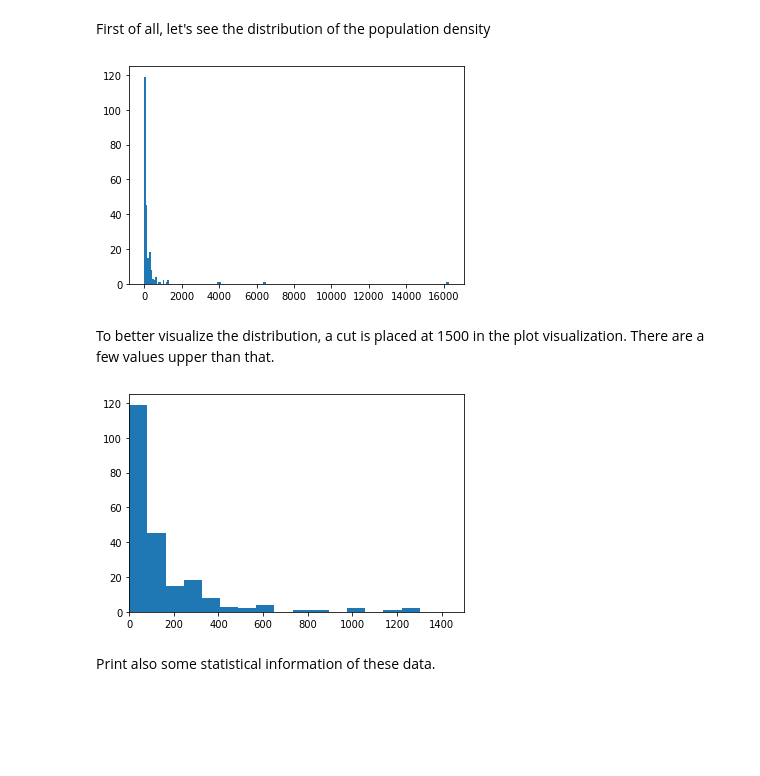
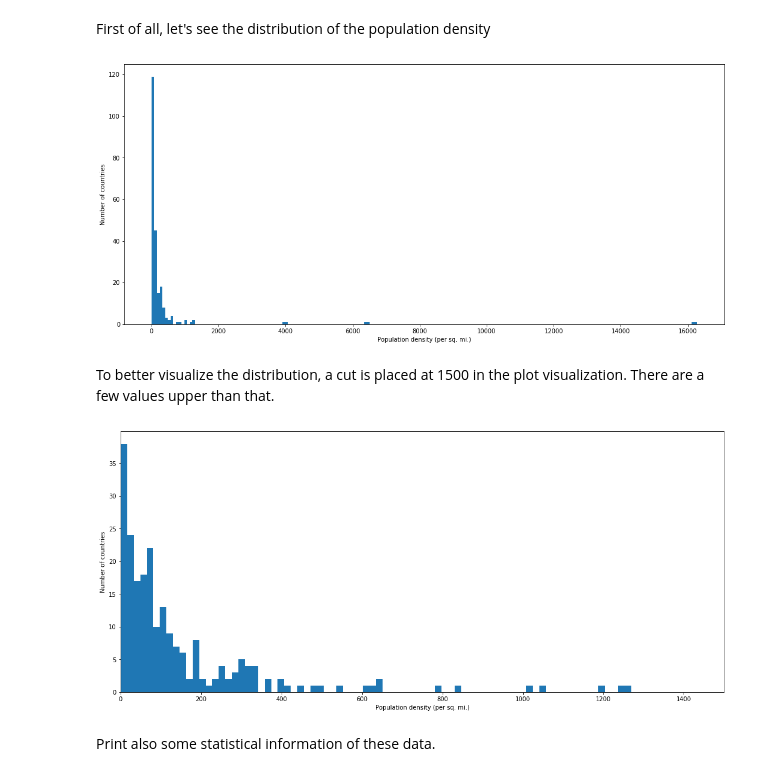
Before and after one commit to Mattia81/DataScienceForBusiness, a Jupyter notebook: COVID19_analysis/COVID19_analysis.ipynb, the cells around one changed output. Cells and saved outputs as stored; diff of their text form; code cells hidden in the pictures; blank space fills up the shorter version.

```diff
--- a/COVID19_analysis/COVID19_analysis.ipynb
+++ b/COVID19_analysis/COVID19_analysis.ipynb
@@ -679,18 +694,22 @@ First of all, let's see the distribution of the population density
 # %%
 #plot population density
 plt.hist(df_population_density['Population density'], bins=200)
+plt.xlabel("Population density (per sq. mi.)")
+plt.ylabel("Number of countries")
 plt.show()
 # %% [output]
-[figure, old version]
+[figure, new version]
 # %% [markdown]
 To better visualize the distribution, a cut is placed at 1500 in the plot visualization. There are a few values upper than that.
 # %%
 #plot population density
-plt.hist(df_population_density['Population density'], bins=200)
+plt.hist(df_population_density['Population density'], bins=1000)
 plt.xlim(0, 1500)
+plt.xlabel("Population density (per sq. mi.)")
+plt.ylabel("Number of countries")
 plt.show()
 # %% [output]
-[figure, old version]
+[figure, new version]
 # %% [markdown]
 Print also some statistical information of these data.
 # %%
```
Also changed, not shown: parts of 35 cells of this notebook, 1 other file.
